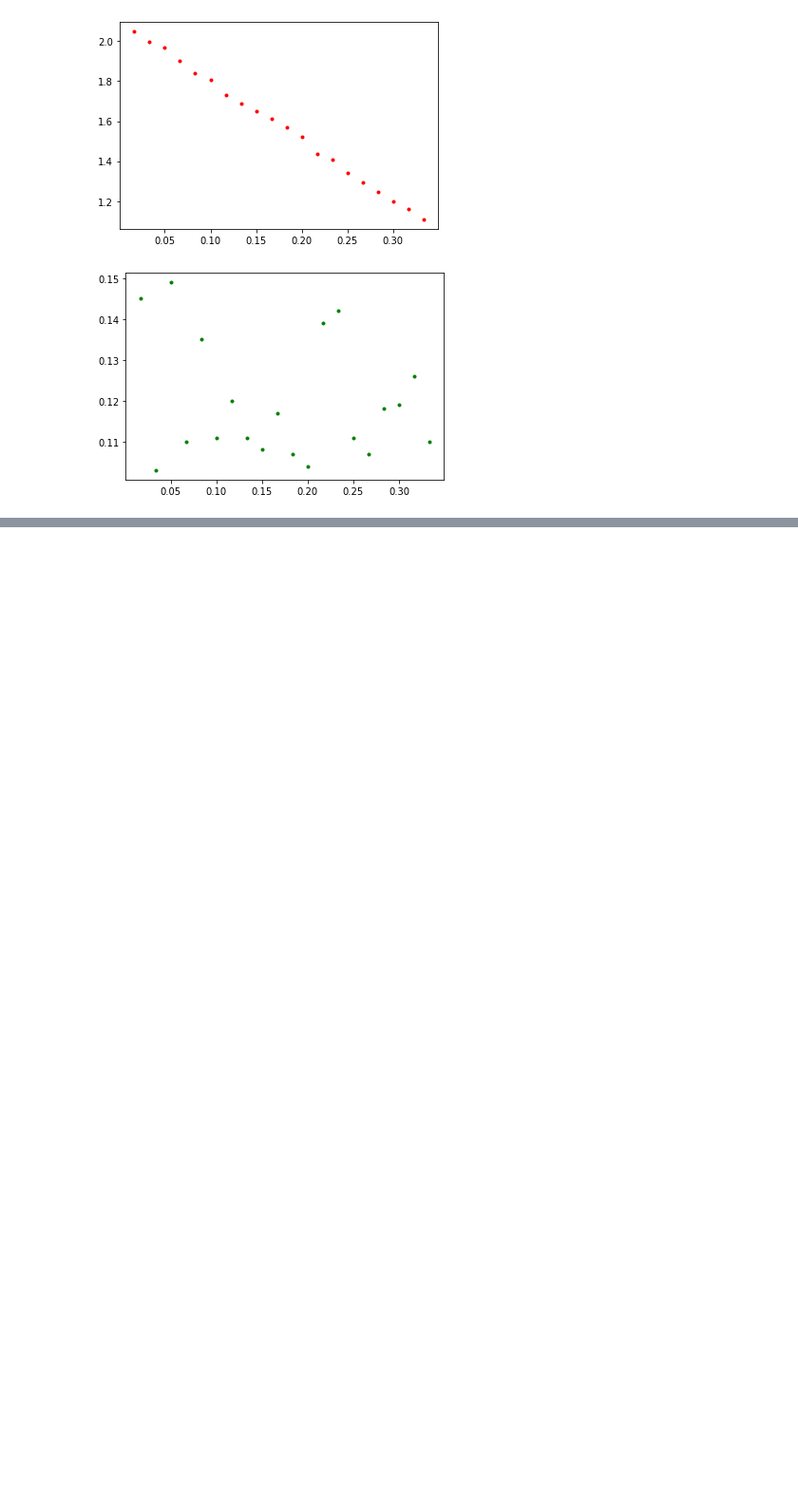
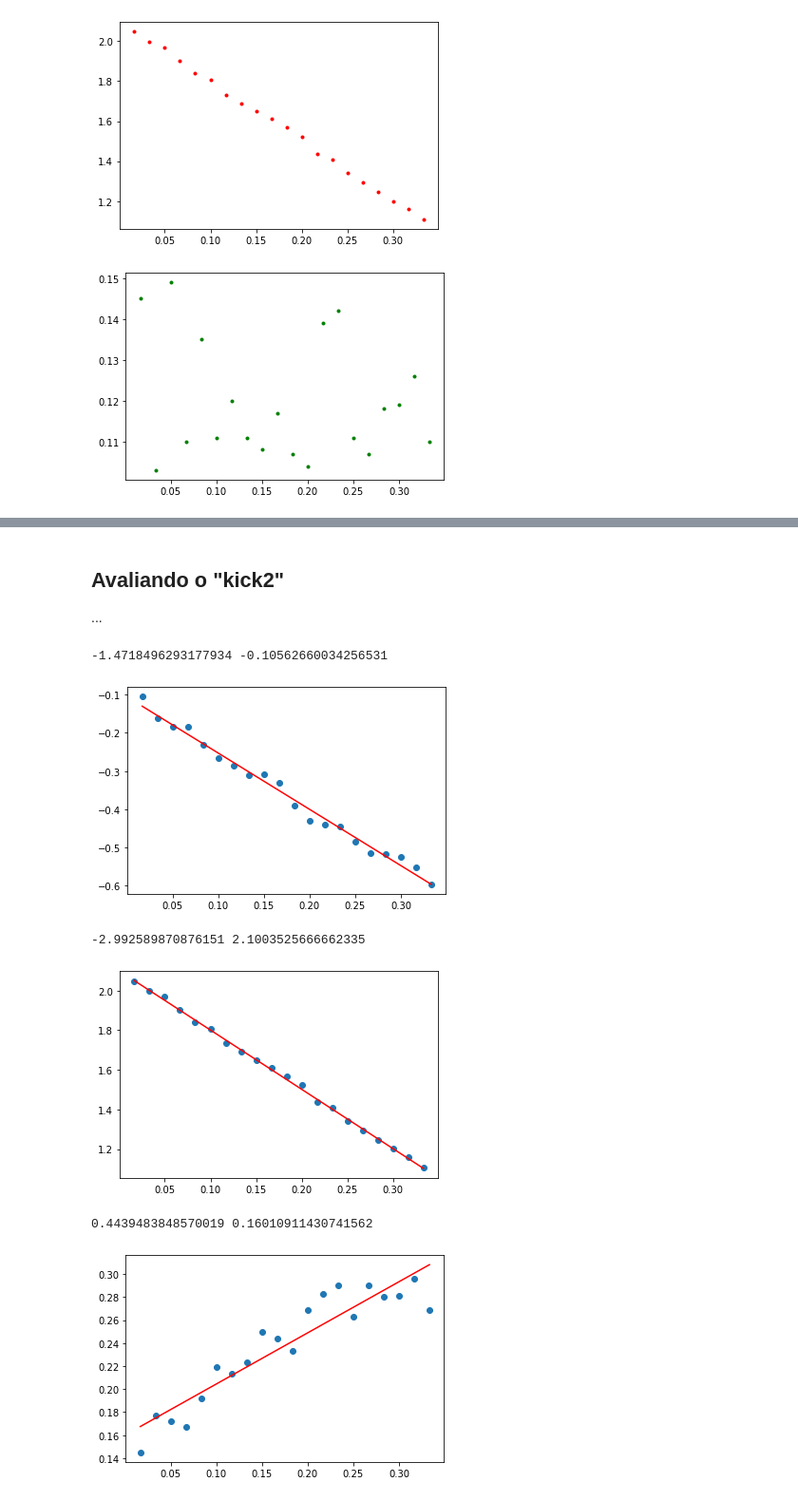
Before and after one commit to natanbcpc/supervised-learning, a Jupyter notebook: Project 2.ipynb, the cells around one changed output, grey strips where cells are left out. Shown: that part at 95% size. Cells and saved outputs as stored; diff of their text form; code cells hidden in the pictures; blank space fills up the shorter version.

```diff
--- a/Project 2.ipynb
+++ b/Project 2.ipynb
@@ -93,0 +108,22 @@ plotRegressionLine(a2, b2, Z1, T)
+# %% [markdown]
+## Avaliando o "kick2"
+...
+# %%
+a1, b1 = gradientDescendant(0, 0, 0.1, 10000, X2, T)
+print(a1, b1)
+plotRegressionLine(a1, b1, X2, T)
+
+a2, b2 = gradientDescendant(0, 0, 0.1, 10000, Y2, T)
+print(a2, b2)
+plotRegressionLine(a2, b2, Y2, T)
+
+a3, b3 = gradientDescendant(0, 0, 0.1, 10000, Z2, T)
+print(a3, b3)
+plotRegressionLine(a3, b3, Z2, T)
+# %% [output]
+-1.4718496293177934 -0.10562660034256531
+[figure, added]
+-2.992589870876151 2.1003525666662335
+[figure, added]
+0.4439483848570019 0.16010911430741562
+[figure, added]
```
Also changed, not shown: parts of 6 cells of this notebook.
